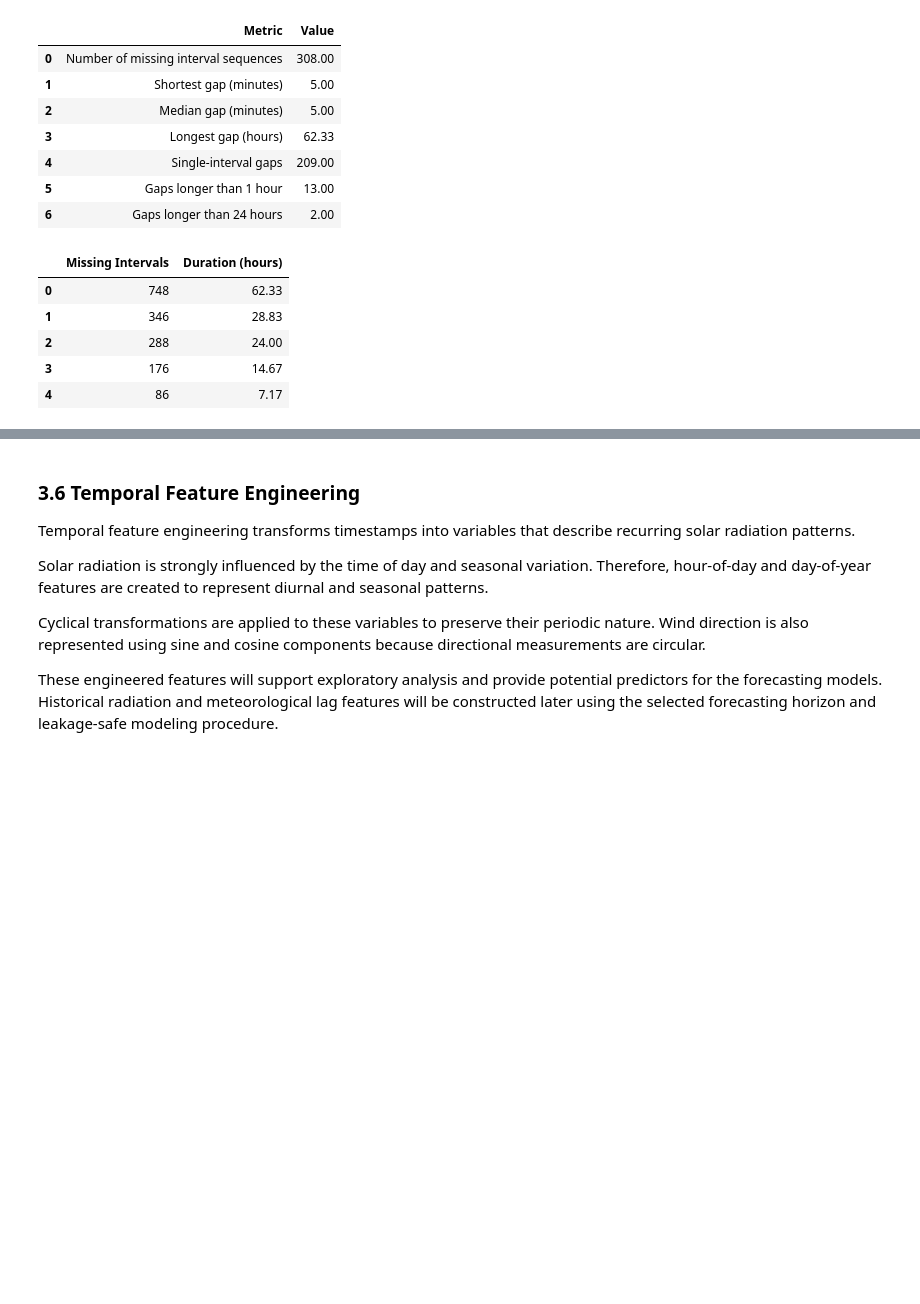
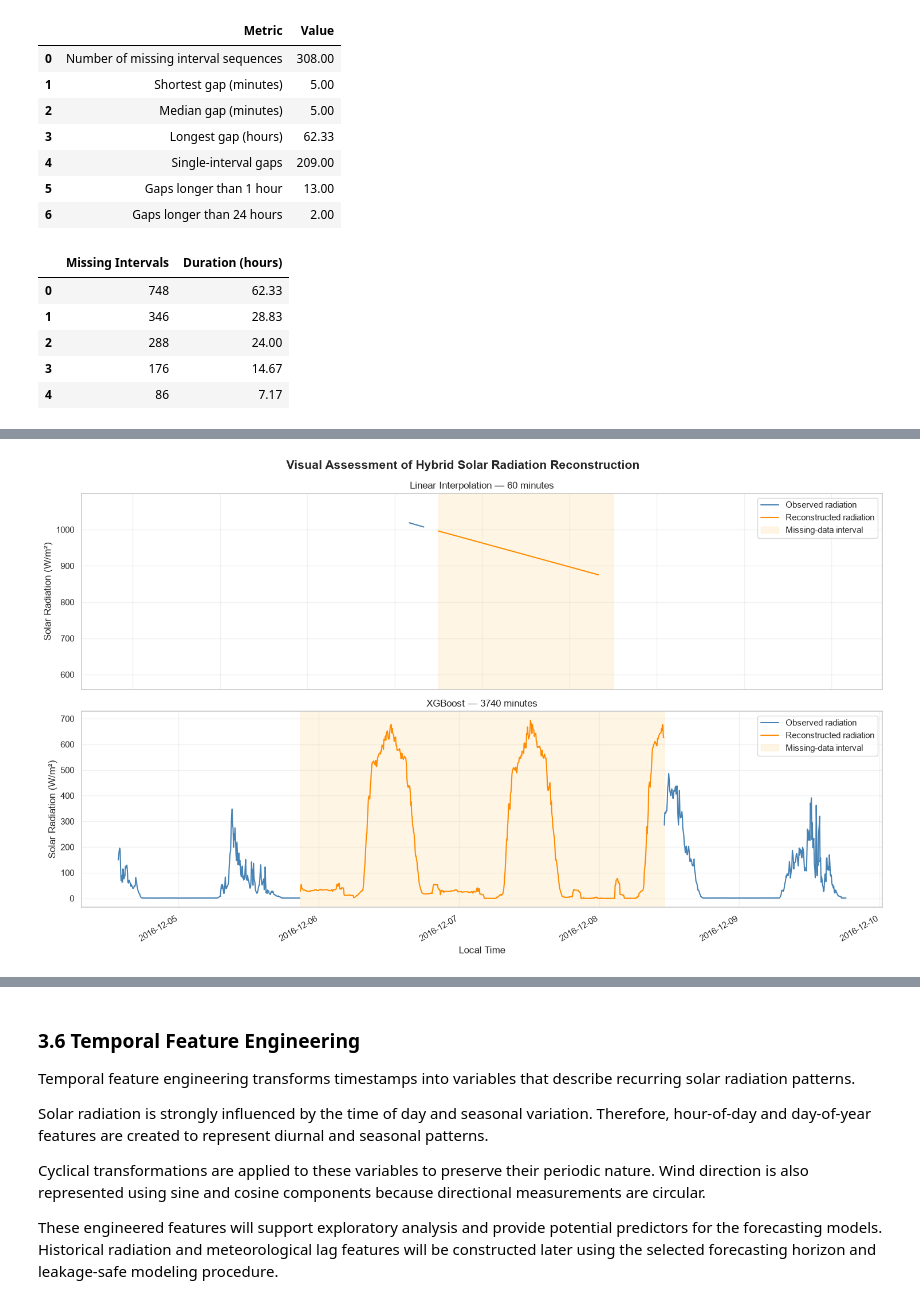
Before and after one commit to damisar/Solar-Radiation-Prediction, a Jupyter notebook: notebook/Solar_Radiation_Analysis.ipynb, the cells around one changed output, grey strips where cells are left out. Saved outputs shown, nothing was run; the diff lists cells and outputs as text; code cells hidden in the pictures; blank space fills up the shorter version.

```diff
--- a/notebook/Solar_Radiation_Analysis.ipynb
+++ b/notebook/Solar_Radiation_Analysis.ipynb
@@ -684,0 +5252,98 @@ This strategy supports consistent temporal modeling while preserving the reliabi
+# %%
+# Section 3.5.17.8 — Visual assessment of hybrid reconstruction
+
+# Select the longest actual gap assigned to each method
+representative_gaps = actual_radiation_gaps.loc[
+    actual_radiation_gaps.groupby("Selected Method")[
+        "Duration (minutes)"
+    ].idxmax()
+]
+
+fig, axes = plt.subplots(2, 1, figsize=(15, 9))
+
+for ax, (_, gap) in zip(axes, representative_gaps.iterrows()):
+
+    start = gap["Start Timestamp"]
+    end = gap["End Timestamp"]
+    method = gap["Selected Method"]
+    duration = gap["Duration (minutes)"]
+
+    # Include surrounding observed measurements
+    padding = pd.Timedelta(minutes=max(120, duration / 2))
+
+    window_start = start - padding
+    window_end = end + padding
+
+    original = df_imputation.loc[
+        window_start:window_end, "Radiation"
+    ]
+
+    reconstructed = df_hybrid.loc[
+        start:end, "Radiation"
+    ]
+
+    ax.plot(
+        original.index,
+        original,
+        color="steelblue",
+        linewidth=1.5,
+        label="Observed radiation"
+    )
+
+    ax.plot(
+        reconstructed.index,
+        reconstructed,
+        color="darkorange",
+        linewidth=1.5,
+        label="Reconstructed radiation"
+    )
+
+    ax.axvspan(
+        start,
+        end + pd.Timedelta(minutes=5),
+        color="orange",
+        alpha=0.10,
+        label="Missing-data interval"
+    )
+
+    ax.set_title(f"{method} — {duration} minutes")
+    ax.set_ylabel("Solar Radiation (W/m²)")
+    ax.set_xlabel("Local Time")
+    ax.legend()
+    ax.grid(alpha=0.25)
+
+fig.suptitle(
+    "Visual Assessment of Hybrid Solar Radiation Reconstruction",
+    fontsize=15,
+    fontweight="bold"
+)
+
+fig.autofmt_xdate()
+fig.tight_layout()
+
+# Locate the existing project figure directory
+from pathlib import Path
+
+figure_directory = next(
+    (
+        folder / name
+        for folder in [Path.cwd(), *Path.cwd().parents]
+        for name in ("figures", "figure")
+        if (folder / name).is_dir()
+    ),
+    None
+)
+
+assert figure_directory is not None, \
+    "Existing figure directory not found."
+
+figure_path = (
+    figure_directory / "hybrid_reconstruction_assessment.png"
+)
+
+fig.savefig(figure_path, dpi=300, bbox_inches="tight")
+
+print("Figure saved to:", figure_path)
+
+plt.show()
+# %% [output]
@@ -684,0 +5351 @@ This strategy supports consistent temporal modeling while preserving the reliabi
+[figure, added]
```
Also changed, not shown: parts of 127 cells of this notebook, 2 other files.
